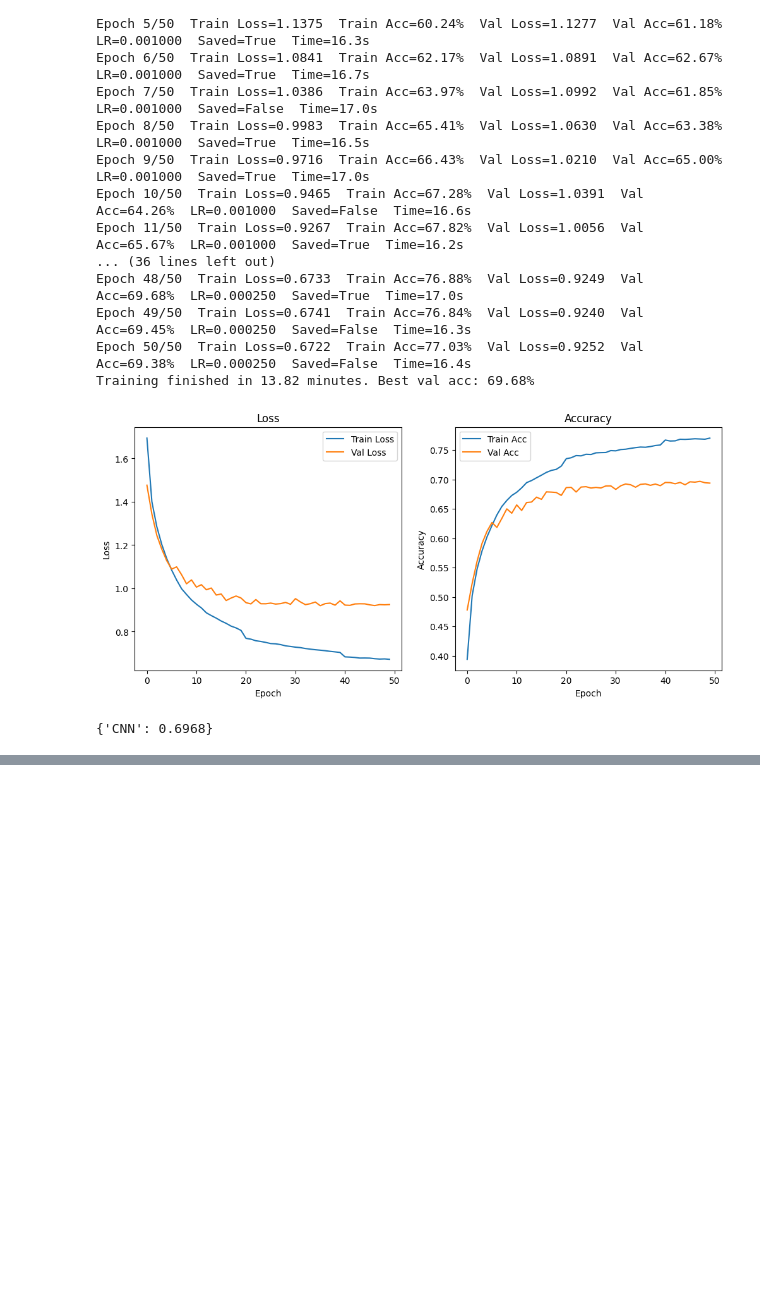
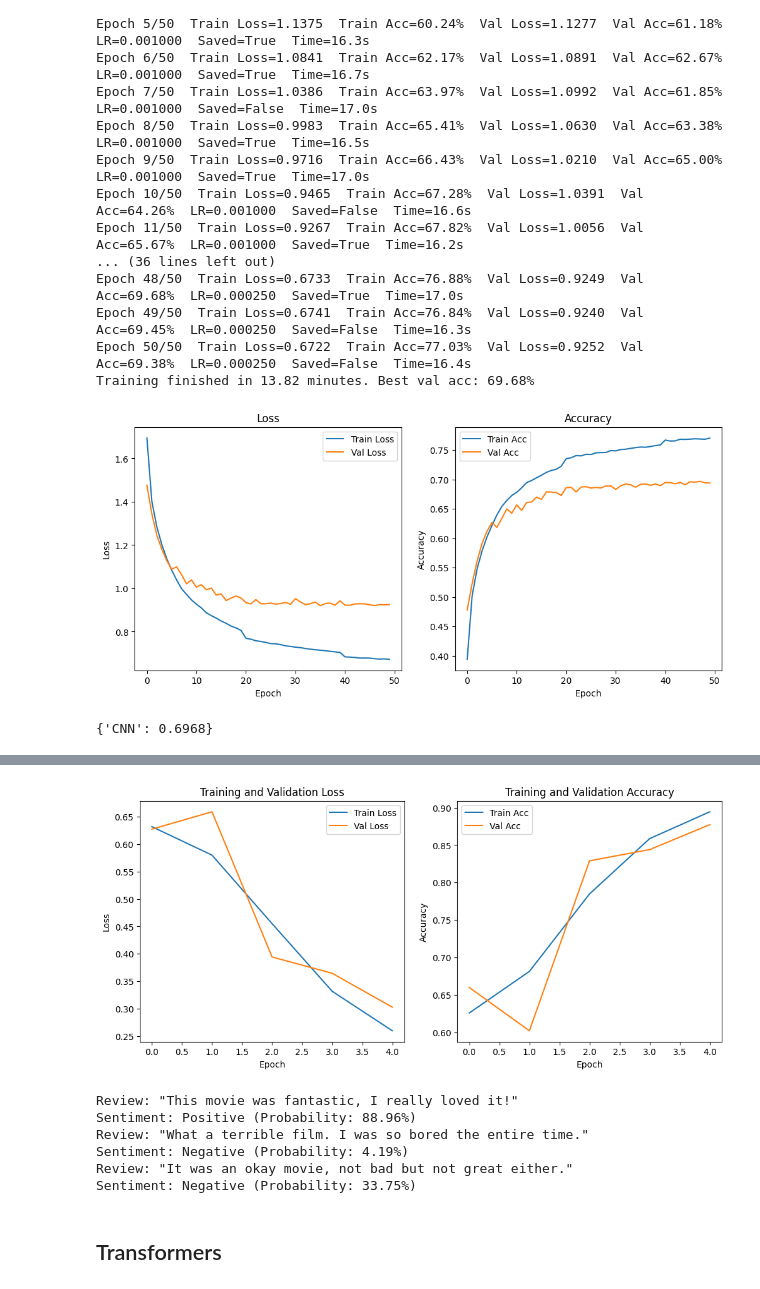
Before and after one commit to OmarMar19/From-CNNs-to-Transformers-A-PyTorch-Implementation, a Jupyter notebook: main.ipynb, the cells around one changed output, grey strips where cells are left out. Saved outputs shown, nothing was run; the diff lists cells and outputs as text; code cells hidden in the pictures; blank space fills up the shorter version.

```diff
--- a/main.ipynb
+++ b/main.ipynb
@@ -605,0 +625,15 @@ print("Transformer Test Accuracy:", transformer_acc)
+# %%
+model = LSTM_Sentiment(
+    VOCAB_SIZE,
+    EMBEDDING_DIM,
+    HIDDEN_DIM,
+    OUTPUT_DIM,
+    N_LAYERS,
+    PAD_IDX
+).to(device)
+
+optimizer = optim.Adam(model.parameters(), lr=LR)
+
+criterion = nn.BCEWithLogitsLoss().to(device)
+
+print(model)
@@ -605,0 +732,61 @@ print("Transformer Test Accuracy:", transformer_acc)
+# %%
+plt.figure(figsize=(12, 5))
+plt.subplot(1, 2, 1)
+plt.plot(train_losses, label='Train Loss')
+plt.plot(val_losses, label='Val Loss')
+plt.title('Training and Validation Loss')
+plt.xlabel('Epoch')
+plt.ylabel('Loss')
+plt.legend()
+
+plt.subplot(1, 2, 2)
+plt.plot(train_accs, label='Train Acc')
+plt.plot(val_accs, label='Val Acc')
+plt.title('Training and Validation Accuracy')
+plt.xlabel('Epoch')
+plt.ylabel('Accuracy')
+plt.legend()
+
+plt.show()
+
+
+def predict_sentiment_keras(model, sentence):
+    model.eval()
+
+    # 1. Process the sentence
+    tokens = sentence.lower().split()
+
+    # 2. Convert to indices using Keras vocab
+    indexed_tokens = [START_TOKEN]
+    for token in tokens:
+        indexed_tokens.append(word_to_idx.get(token, UNK_TOKEN))
+
+    tensor = torch.LongTensor(indexed_tokens).to(device)
+
+    # 3. Add batch dimension and make prediction
+    tensor = tensor.unsqueeze(0) # (1, seq_len)
+    with torch.no_grad():
+        prediction = model(tensor)
+
+    # 4. Get probability and class
+    prob = torch.sigmoid(prediction).item()
+    sentiment = "Positive" if prob > 0.5 else "Negative"
+
+    print(f'Review: "{sentence}"')
+    print(f'Sentiment: {sentiment} (Probability: {prob*100:.2f}%)')
+
+model.load_state_dict(torch.load('best_lstm_model.pth'))
+
+predict_sentiment_keras(model, "This movie was fantastic, I really loved it!")
+predict_sentiment_keras(model, "What a terrible film. I was so bored the entire time.")
+predict_sentiment_keras(model, "It was an okay movie, not bad but not great either.")
+# %% [output]
+[figure, added]
+Review: "This movie was fantastic, I really loved it!"
+Sentiment: Positive (Probability: 88.96%)
+Review: "What a terrible film. I was so bored the entire time."
+Sentiment: Negative (Probability: 4.19%)
+Review: "It was an okay movie, not bad but not great either."
+Sentiment: Negative (Probability: 33.75%)
+# %% [markdown]
+## Transformers
```
Also changed, not shown: parts of 52 cells of this notebook.
